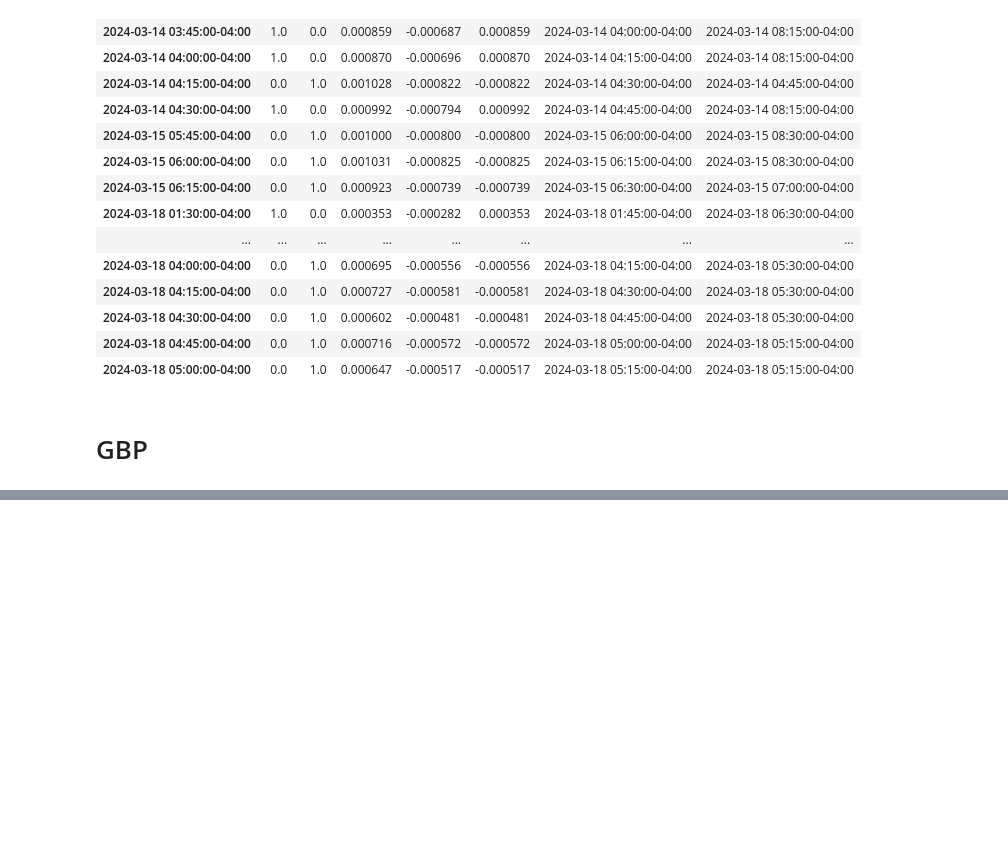
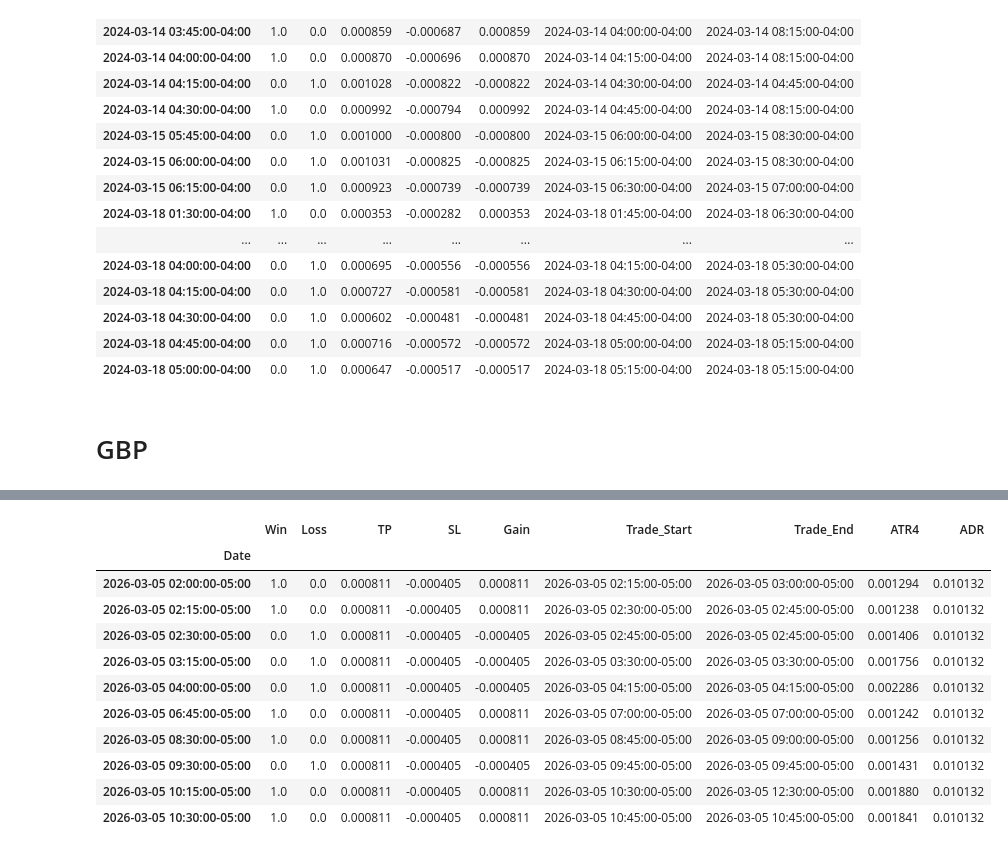
Before and after one commit to root-at-iyn/FXTradingResearch, a Jupyter notebook: research/bb_reversal_v1.ipynb, the cells around one changed output, grey strips where cells are left out. Cells and saved outputs as stored; diff of their text form; code cells hidden in the pictures; blank space fills up the shorter version.

```diff
--- a/research/bb_reversal_v1.ipynb
+++ b/research/bb_reversal_v1.ipynb
@@ -598,3 +604,23 @@ range_based_multi_year_stats(gbp_df_list, long_signal, short_signal, 0.5, 1)
+# %%
+g = gains.sort_index()
+x = g['2026-03-04 17:15:00-05:00':'2026-03-05 19:30:00-05:00'][[*gains_cols, "ATR4", "ADR"]].query(
+    "Win > 0 or Loss > 0"
+).between_time("02:00","11:00")
+x.query("Gain > 0")["Gain"].sum() + x.query("Gain < 0")["Gain"].sum()
+x
+# %% [output]
+|  | Win | Loss | TP | SL | Gain | Trade_Start | Trade_End | ATR4 | ADR |
+| Date |  |  |  |  |  |  |  |  |  |
+| 2026-03-05 02:00:00-05:00 | 1.0 | 0.0 | 0.000811 | -0.000405 | 0.000811 | 2026-03-05 02:15:00-05:00 | 2026-03-05 03:00:00-05:00 | 0.001294 | 0.010132 |
+| 2026-03-05 02:15:00-05:00 | 1.0 | 0.0 | 0.000811 | -0.000405 | 0.000811 | 2026-03-05 02:30:00-05:00 | 2026-03-05 02:45:00-05:00 | 0.001238 | 0.010132 |
+| 2026-03-05 02:30:00-05:00 | 0.0 | 1.0 | 0.000811 | -0.000405 | -0.000405 | 2026-03-05 02:45:00-05:00 | 2026-03-05 02:45:00-05:00 | 0.001406 | 0.010132 |
+| 2026-03-05 03:15:00-05:00 | 0.0 | 1.0 | 0.000811 | -0.000405 | -0.000405 | 2026-03-05 03:30:00-05:00 | 2026-03-05 03:30:00-05:00 | 0.001756 | 0.010132 |
+| 2026-03-05 04:00:00-05:00 | 0.0 | 1.0 | 0.000811 | -0.000405 | -0.000405 | 2026-03-05 04:15:00-05:00 | 2026-03-05 04:15:00-05:00 | 0.002286 | 0.010132 |
+| 2026-03-05 06:45:00-05:00 | 1.0 | 0.0 | 0.000811 | -0.000405 | 0.000811 | 2026-03-05 07:00:00-05:00 | 2026-03-05 07:00:00-05:00 | 0.001242 | 0.010132 |
+| 2026-03-05 08:30:00-05:00 | 1.0 | 0.0 | 0.000811 | -0.000405 | 0.000811 | 2026-03-05 08:45:00-05:00 | 2026-03-05 09:00:00-05:00 | 0.001256 | 0.010132 |
+| 2026-03-05 09:30:00-05:00 | 0.0 | 1.0 | 0.000811 | -0.000405 | -0.000405 | 2026-03-05 09:45:00-05:00 | 2026-03-05 09:45:00-05:00 | 0.001431 | 0.010132 |
+| 2026-03-05 10:15:00-05:00 | 1.0 | 0.0 | 0.000811 | -0.000405 | 0.000811 | 2026-03-05 10:30:00-05:00 | 2026-03-05 12:30:00-05:00 | 0.001880 | 0.010132 |
+| 2026-03-05 10:30:00-05:00 | 1.0 | 0.0 | 0.000811 | -0.000405 | 0.000811 | 2026-03-05 10:45:00-05:00 | 2026-03-05 10:45:00-05:00 | 0.001841 | 0.010132 |
 # %%
 def trend_based_multi_year_stats(
         df_list: list[DataFrame],
```
Also changed, not shown: parts of 6 cells of this notebook, 6 other files.
